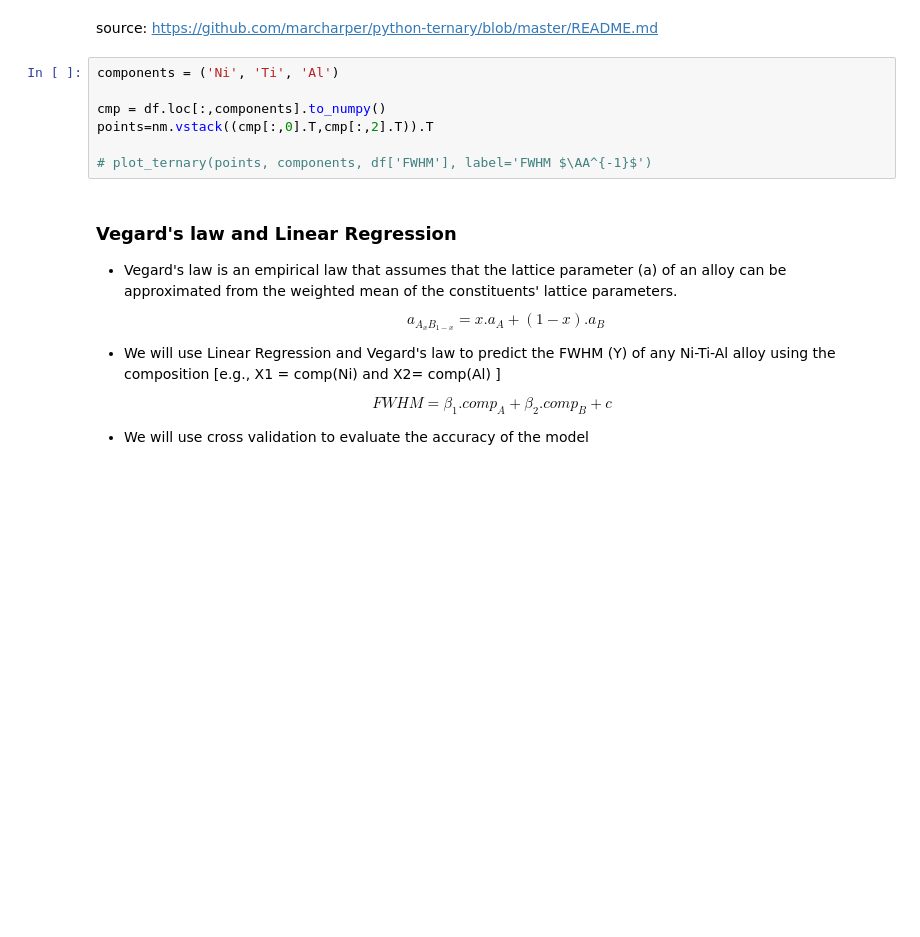
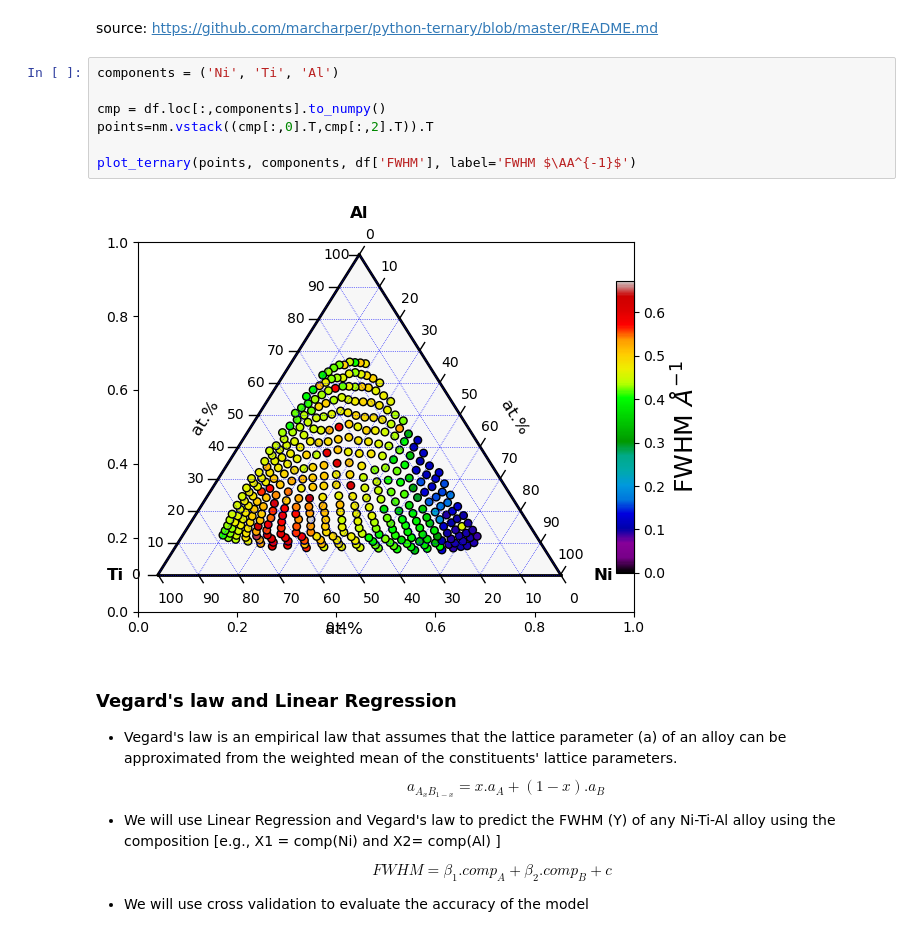
Before and after one commit to sunnyyangyangyang/mse, a Jupyter notebook: P4-Linear_regression.ipynb, the cells around one changed output. Cells and saved outputs as stored; diff of their text form; blank space fills up the shorter version.

```diff
--- a/P4-Linear_regression.ipynb
+++ b/P4-Linear_regression.ipynb
@@ -124,10 +124,12 @@ source: https://github.com/marcharper/python-ternary/blob/master/README.md
 # %%
 components = ('Ni', 'Ti', 'Al')
 
 cmp = df.loc[:,components].to_numpy()
 points=nm.vstack((cmp[:,0].T,cmp[:,2].T)).T
 
-# plot_ternary(points, components, df['FWHM'], label='FWHM $\AA^{-1}$')
+plot_ternary(points, components, df['FWHM'], label='FWHM $\AA^{-1}$')
+# %% [output]
+[figure, added]
 # %% [markdown]
 ### Vegard's law and Linear Regression
 
```
Also changed, not shown: parts of 3 cells of this notebook.
